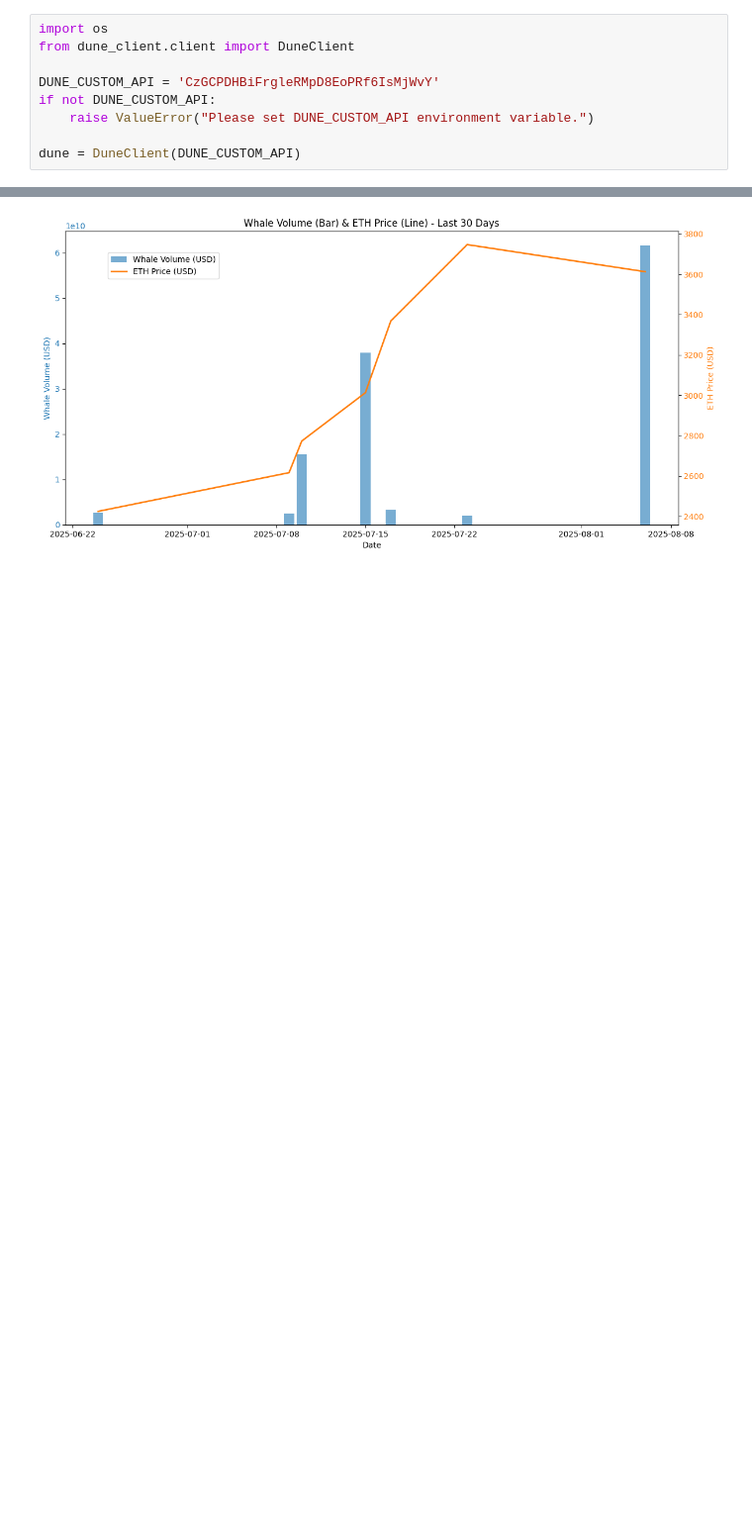
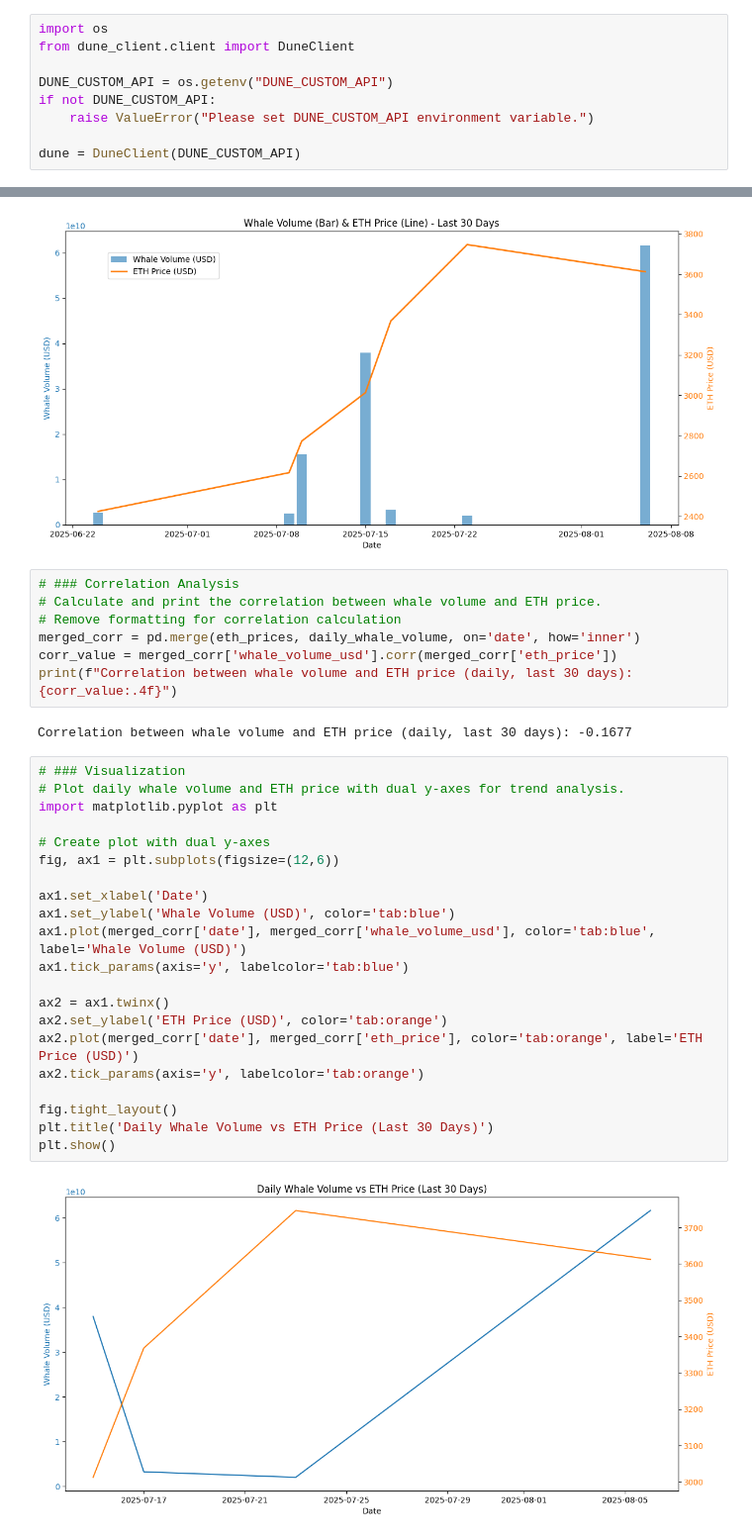
Before and after one commit to Ayodejifem/Whale_activity_effect_on_price_movement, a Jupyter notebook: Notebook/whales_activities.ipynb, the cells around one changed output, grey strips where cells are left out. Shown at 99% size. Cells and saved outputs as stored; diff of their text form; blank space fills up the shorter version.

```diff
--- a/Notebook/whales_activities.ipynb
+++ b/Notebook/whales_activities.ipynb
@@ -32,7 +40,7 @@ print(response.json())
 import os
 from dune_client.client import DuneClient
 
-DUNE_CUSTOM_API = 'CzGCPDHBiFrgleRMpD8EoPRf6IsMjWvY'
+DUNE_CUSTOM_API = os.getenv("DUNE_CUSTOM_API")
 if not DUNE_CUSTOM_API:
     raise ValueError("Please set DUNE_CUSTOM_API environment variable.")
 
@@ -196,3 +204,35 @@ fig.legend(loc='upper left', bbox_to_anchor=(0.1,0.9))
 plt.show()
 # %% [output]
 [figure]
+# %%
+# ### Correlation Analysis
+# Calculate and print the correlation between whale volume and ETH price.
+# Remove formatting for correlation calculation
+merged_corr = pd.merge(eth_prices, daily_whale_volume, on='date', how='inner')
+corr_value = merged_corr['whale_volume_usd'].corr(merged_corr['eth_price'])
+print(f"Correlation between whale volume and ETH price (daily, last 30 days): {corr_value:.4f}")
+# %% [output]
+Correlation between whale volume and ETH price (daily, last 30 days): -0.1677
+# %%
+# ### Visualization
+# Plot daily whale volume and ETH price with dual y-axes for trend analysis.
+import matplotlib.pyplot as plt
+
+# Create plot with dual y-axes
+fig, ax1 = plt.subplots(figsize=(12,6))
+
+ax1.set_xlabel('Date')
+ax1.set_ylabel('Whale Volume (USD)', color='tab:blue')
+ax1.plot(merged_corr['date'], merged_corr['whale_volume_usd'], color='tab:blue', label='Whale Volume (USD)')
+ax1.tick_params(axis='y', labelcolor='tab:blue')
+
+ax2 = ax1.twinx()
+ax2.set_ylabel('ETH Price (USD)', color='tab:orange')
+ax2.plot(merged_corr['date'], merged_corr['eth_price'], color='tab:orange', label='ETH Price (USD)')
+ax2.tick_params(axis='y', labelcolor='tab:orange')
+
+fig.tight_layout()
+plt.title('Daily Whale Volume vs ETH Price (Last 30 Days)')
+plt.show()
+# %% [output]
+[figure, added]
```
Also changed, not shown: parts of 3 cells of this notebook, 1 other file.
